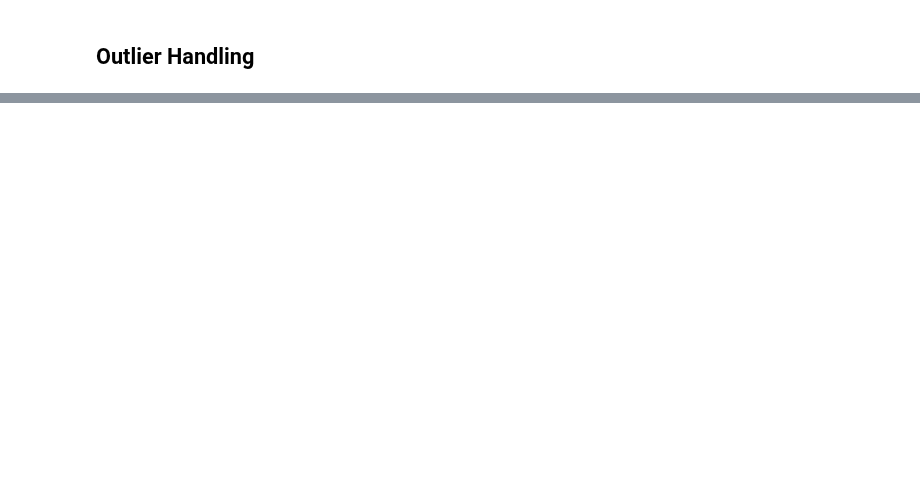
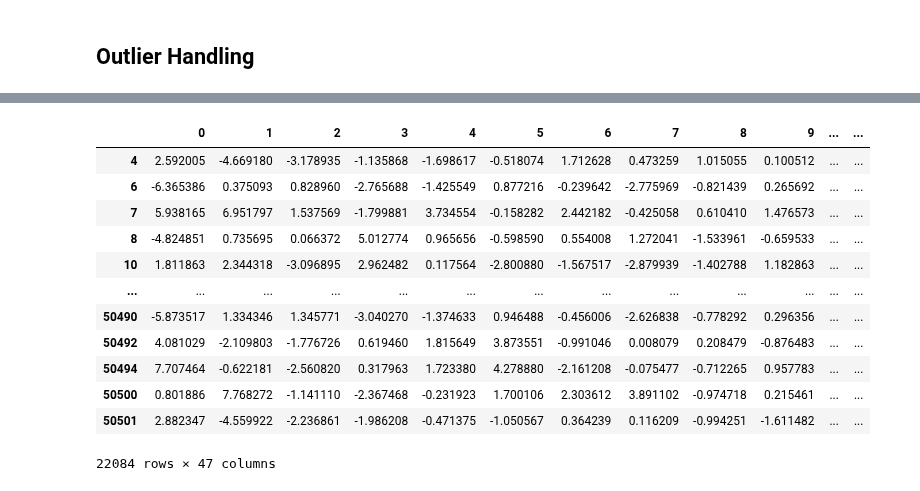
Before and after one commit to khetansarvesh/msml_602, a Jupyter notebook: Project/checkpoint2.ipynb, the cells around one changed output, grey strips where cells are left out. Saved outputs shown, nothing was run; the diff lists cells and outputs as text; code cells hidden in the pictures; blank space fills up the shorter version.

```diff
--- a/Project/checkpoint2.ipynb
+++ b/Project/checkpoint2.ipynb
@@ -403,0 +485,22 @@ probs = logits_per_image.softmax(dim=1) # we can take the softmax to get the lab
+# %%
+Q1 = df.quantile(0.25)
+Q3 = df.quantile(0.75)
+IQR = Q3 - Q1
+
+# Make a dataset with the outliers
+IQR_outliers = df[((df < (Q1 - 1.5 * IQR)) |(df > (Q3 + 1.5 * IQR))).any(axis=1)]
+IQR_outliers
+# %% [output]
+|  | 0 | 1 | 2 | 3 | 4 | 5 | 6 | 7 | 8 | 9 | ... | ... |
+| 4 | 2.592005 | -4.669180 | -3.178935 | -1.135868 | -1.698617 | -0.518074 | 1.712628 | 0.473259 | 1.015055 | 0.100512 | ... | ... |
+| 6 | -6.365386 | 0.375093 | 0.828960 | -2.765688 | -1.425549 | 0.877216 | -0.239642 | -2.775969 | -0.821439 | 0.265692 | ... | ... |
+| 7 | 5.938165 | 6.951797 | 1.537569 | -1.799881 | 3.734554 | -0.158282 | 2.442182 | -0.425058 | 0.610410 | 1.476573 | ... | ... |
+| 8 | -4.824851 | 0.735695 | 0.066372 | 5.012774 | 0.965656 | -0.598590 | 0.554008 | 1.272041 | -1.533961 | -0.659533 | ... | ... |
+| 10 | 1.811863 | 2.344318 | -3.096895 | 2.962482 | 0.117564 | -2.800880 | -1.567517 | -2.879939 | -1.402788 | 1.182863 | ... | ... |
+| ... | ... | ... | ... | ... | ... | ... | ... | ... | ... | ... | ... | ... |
+| 50490 | -5.873517 | 1.334346 | 1.345771 | -3.040270 | -1.374633 | 0.946488 | -0.456006 | -2.626838 | -0.778292 | 0.296356 | ... | ... |
+| 50492 | 4.081029 | -2.109803 | -1.776726 | 0.619460 | 1.815649 | 3.873551 | -0.991046 | 0.008079 | 0.208479 | -0.876483 | ... | ... |
+| 50494 | 7.707464 | -0.622181 | -2.560820 | 0.317963 | 1.723380 | 4.278880 | -2.161208 | -0.075477 | -0.712265 | 0.957783 | ... | ... |
+| 50500 | 0.801886 | 7.768272 | -1.141110 | -2.367468 | -0.231923 | 1.700106 | 2.303612 | 3.891102 | -0.974718 | 0.215461 | ... | ... |
+| 50501 | 2.882347 | -4.559922 | -2.236861 | -1.986208 | -0.471375 | -1.050567 | 0.364239 | 0.116209 | -0.994251 | -1.611482 | ... | ... |
+22084 rows × 47 columns
```
Also changed, not shown: parts of 30 cells of this notebook.
